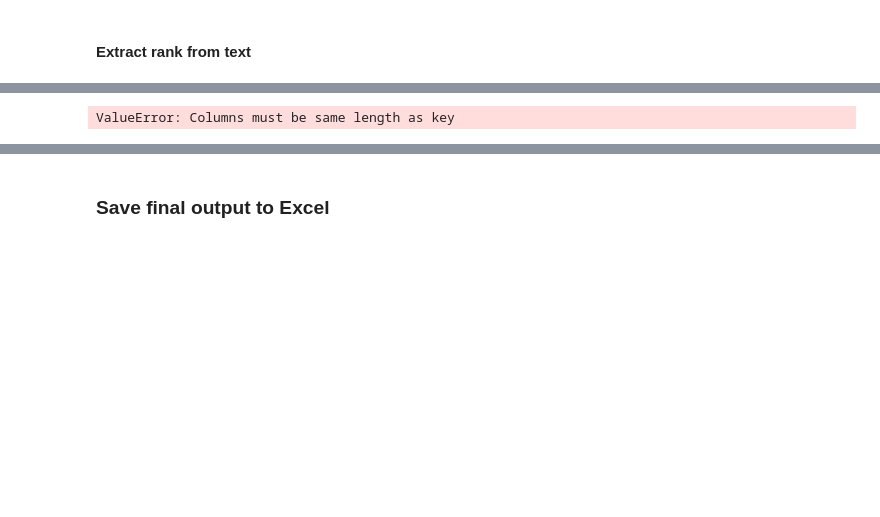
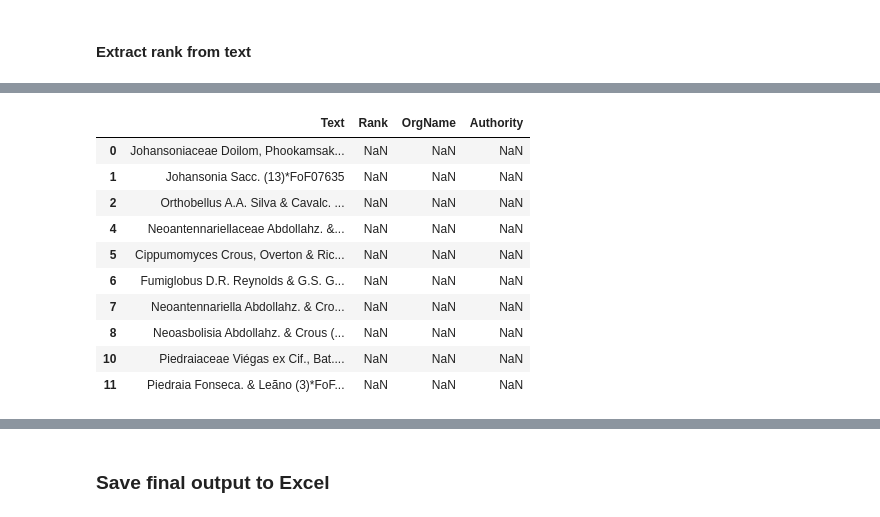
Before and after one commit to mcveigh-h16/Taxonomy-Maintenance, a Jupyter notebook: PDFminer2.ipynb, the cells around one changed output, grey strips where cells are left out. Cells and saved outputs as stored; diff of their text form; code cells hidden in the pictures; blank space fills up the shorter version.

```diff
--- a/PDFminer2.ipynb
+++ b/PDFminer2.ipynb
@@ -119,33 +125,17 @@ print(df)
-# %%
-#Try this
-pattern = 'incertae sedis'
-pattern2 = r"(.+?incertae sedis)"
-df['OrgName'] = np.nan
-df['Authority'] = np.nan
-
-for index, row in df.iterrows():
-    if isinstance(row['Text'], str) and 'incertae sedis' in row['Text']:
-        #print(f"Row {index}: Contains 'incertae sedis': {row['Text']}")
-        #works but the split needs to be adjusted
-        #df[['OrgName', 'Authority']] = df['Text'].str.split('incertae sedis', n=1, expand=True)
-        df[['OrgName', 'Authority']] = df['Text'].str.extract(pattern2, expand=False)
-
-
-    else:
-        #print(f"Row {index}: Does not contain 'incertae sedis': {row['Text']}")
-        df[['OrgName', 'Authority']] = df['Text'].str.split(' ', n=1, expand=True)
-
-    #df.loc[df['Text'].str.contains(r"(.*" + pattern + ")"), ['OrgName', 'Authority']] = df.loc[df['Text'].str.contains(r"(.*" + pattern + ")"), 'Text'].str.split((r"(.*" + pattern + ")"), expand=True)
-
-
-
-#df['OrgName']= df['Text'].str.split(r"(.*" + pattern + ")", expand=False)
-#df['OrgName']= df['Text'].str.extract(r"(.*" + pattern + ")", expand=False)
-
-
-#Splitting name from authority
-#df[['OrgName', 'Authority']] = df['Text'].str.split(' ', n=1, expand=True)
-df
-# %% [output]
-ValueError: Columns must be same length as key
+# %%
+additional_cols = ['OrgName','Authority']
+df2 = df.reindex(df.columns.tolist() + additional_cols, axis = 1)
+df2.head(10)
+# %% [output]
+|  | Text | Rank | OrgName | Authority |
+| 0 | Johansoniaceae Doilom, Phookamsak... | NaN | NaN | NaN |
+| 1 | Johansonia Sacc. (13)*FoF07635 | NaN | NaN | NaN |
+| 2 | Orthobellus A.A. Silva & Cavalc. ... | NaN | NaN | NaN |
+| 4 | Neoantennariellaceae Abdollahz. &... | NaN | NaN | NaN |
+| 5 | Cippumomyces Crous, Overton & Ric... | NaN | NaN | NaN |
+| 6 | Fumiglobus D.R. Reynolds & G.S. G... | NaN | NaN | NaN |
+| 7 | Neoantennariella Abdollahz. & Cro... | NaN | NaN | NaN |
+| 8 | Neoasbolisia Abdollahz. & Crous (... | NaN | NaN | NaN |
+| 10 | Piedraiaceae Viégas ex Cif., Bat.... | NaN | NaN | NaN |
+| 11 | Piedraia Fonseca. & Leãno (3)*FoF... | NaN | NaN | NaN |
 # %%
```
Also changed, not shown: parts of 18 cells of this notebook.
